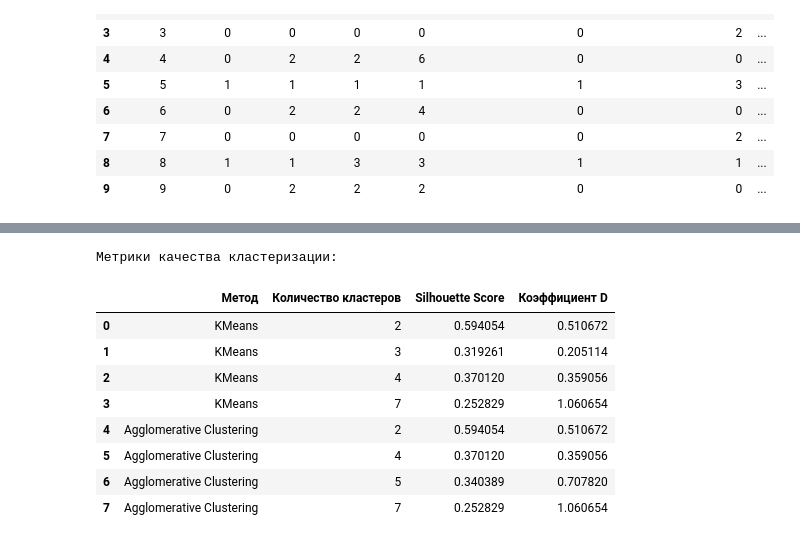
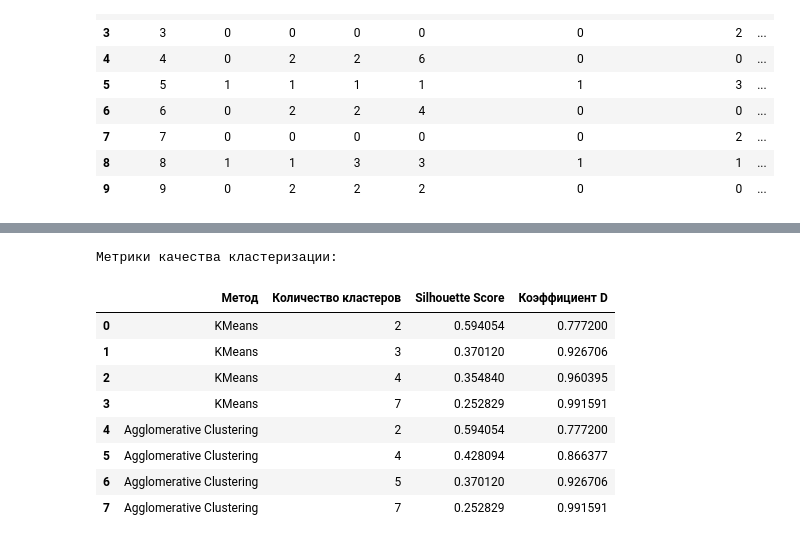
Before and after one commit to PetrBonyuk/data_analysis, a Jupyter notebook: klaster.ipynb, the cells around one changed output, grey strips where cells are left out. Drawn from its saved outputs; the diff is of its cells as text; code cells hidden in the pictures.

```diff
--- a/klaster.ipynb
+++ b/klaster.ipynb
@@ -593,36 +595,29 @@ Agglomerative Clustering Dunn Index (k=2): 0.5107
 # %%
 from sklearn.cluster import AgglomerativeClustering
-from sklearn.metrics import silhouette_score, pairwise_distances
+from sklearn.metrics import silhouette_score
 import matplotlib.pyplot as plt
 import numpy as np
 
-# Функция для вычисления коэффициента D
-def dunn_index(data, labels):
-    distances = pairwise_distances(data)
-    unique_labels = np.unique(labels)
-    max_intra_cluster_distance = 0
-    for label in unique_labels:
-        cluster_points = data[labels == label]
-        if len(cluster_points) > 1:
-            intra_distances = pairwise_distances(cluster_points)
-            max_intra_cluster_distance = max(max_intra_cluster_distance, np.max(intra_distances))
-    min_inter_cluster_distance = np.inf
-    for i in range(len(unique_labels)):
-        for j in range(i + 1, len(unique_labels)):
-            cluster_i = data[labels == unique_labels[i]]
-            cluster_j = data[labels == unique_labels[j]]
-            inter_distances = pairwise_distances(cluster_i, cluster_j)
-            min_inter_cluster_distance = min(min_inter_cluster_distance, np.min(inter_distances))
-    return min_inter_cluster_distance / max_intra_cluster_distance
+# Функция для вычисления метрики D
+def calculate_D(data, labels, centers):
+    overall_center = data.mean(axis=0)  # Общий центр данных
+    overall_distances = np.linalg.norm(data - overall_center, axis=1)  # Расстояния до общего центра
+    cluster_distances = np.linalg.norm(data - centers[labels], axis=1)  # Расстояния до центров кластеров
+    D = (np.mean(overall_distances)**2 - np.mean(cluster_distances)**2) / np.mean(overall_distances)**2
+    return D
 
 # Иерархическая кластеризация с 4 кластерами
 agglo_4 = AgglomerativeClustering(n_clusters=4)
 agglo_labels_4 = agglo_4.fit_predict(data_encoded_standardize)
+
+# Для AgglomerativeClustering центры кластеров не вычисляются автоматически, поэтому используем средние значения
+centers_4 = np.array([data_encoded_standardize[agglo_labels_4 == i].mean(axis=0) for i in range(4)])
+
 agglo_silhouette_4 = silhouette_score(data_encoded_standardize, agglo_labels_4)
-agglo_dunn_4 = dunn_index(data_encoded_standardize, agglo_labels_4)
+agglo_D_4 = calculate_D(data_encoded_standardize, agglo_labels_4, centers_4)
 
 print(f"Agglomerative Clustering Silhouette Score (k=4): {agglo_silhouette_4:.4f}")
-print(f"Agglomerative Clustering Dunn Index (k=4): {agglo_dunn_4:.4f}")
+print(f"Agglomerative Clustering Metric D (k=4): {agglo_D_4:.4f}")
 
 # Визуализация результатов для 4 кластеров
 plt.figure(figsize=(18, 6))
@@ -998,31 +913,31 @@ clusters_df
 # %%
 import pandas as pd
 
 # Создаем DataFrame с метриками
 metrics_df = pd.DataFrame({
     'Метод': ['KMeans', 'KMeans', 'KMeans', 'KMeans',
               'Agglomerative Clustering', 'Agglomerative Clustering', 'Agglomerative Clustering', 'Agglomerative Clustering'],
     'Количество кластеров': [2, 3, 4, 7, 2, 4, 5, 7],
-    'Silhouette Score': [kmeans_silhouette_2, kmeans_silhouette_3, kmeans_silhouette_4, kmeans_silhouette_7,
-                         agglo_silhouette_2, agglo_silhouette_4, agglo_silhouette_5, agglo_silhouette_7],
-    'Коэффициент D': [kmeans_dunn_2, kmeans_dunn_3, kmeans_dunn_4, kmeans_dunn_7,
-                      agglo_dunn_2, agglo_dunn_4, agglo_dunn_5, agglo_dunn_7]
+    'Silhouette Score': [kmeans_silhouette_2, kmeans_silhouette_4, kmeans_silhouette_5, kmeans_silhouette_7,
+                         agglo_silhouette_2, agglo_silhouette_3, agglo_silhouette_4, agglo_silhouette_7],
+    'Коэффициент D': [kmeans_D_2, kmeans_D_4, kmeans_D_5, kmeans_D_7,
+                      agglo_D_2, agglo_D_3, agglo_D_4, agglo_D_7]
 })
 
 # Выводим таблицу
 print("Метрики качества кластеризации:")
 metrics_df
 # %% [output]
 Метрики качества кластеризации:
 |  | Метод | Количество кластеров | Silhouette Score | Коэффициент D |
-| 0 | KMeans | 2 | 0.594054 | 0.510672 |
-| 1 | KMeans | 3 | 0.319261 | 0.205114 |
-| 2 | KMeans | 4 | 0.370120 | 0.359056 |
-| 3 | KMeans | 7 | 0.252829 | 1.060654 |
-| 4 | Agglomerative Clustering | 2 | 0.594054 | 0.510672 |
-| 5 | Agglomerative Clustering | 4 | 0.370120 | 0.359056 |
-| 6 | Agglomerative Clustering | 5 | 0.340389 | 0.707820 |
-| 7 | Agglomerative Clustering | 7 | 0.252829 | 1.060654 |
+| 0 | KMeans | 2 | 0.594054 | 0.777200 |
+| 1 | KMeans | 3 | 0.370120 | 0.926706 |
+| 2 | KMeans | 4 | 0.354840 | 0.960395 |
+| 3 | KMeans | 7 | 0.252829 | 0.991591 |
+| 4 | Agglomerative Clustering | 2 | 0.594054 | 0.777200 |
+| 5 | Agglomerative Clustering | 4 | 0.428094 | 0.866377 |
+| 6 | Agglomerative Clustering | 5 | 0.370120 | 0.926706 |
+| 7 | Agglomerative Clustering | 7 | 0.252829 | 0.991591 |
 # %% [markdown]
 # Методы кластеризации
 
```
Also changed, not shown: parts of 12 cells of this notebook.
